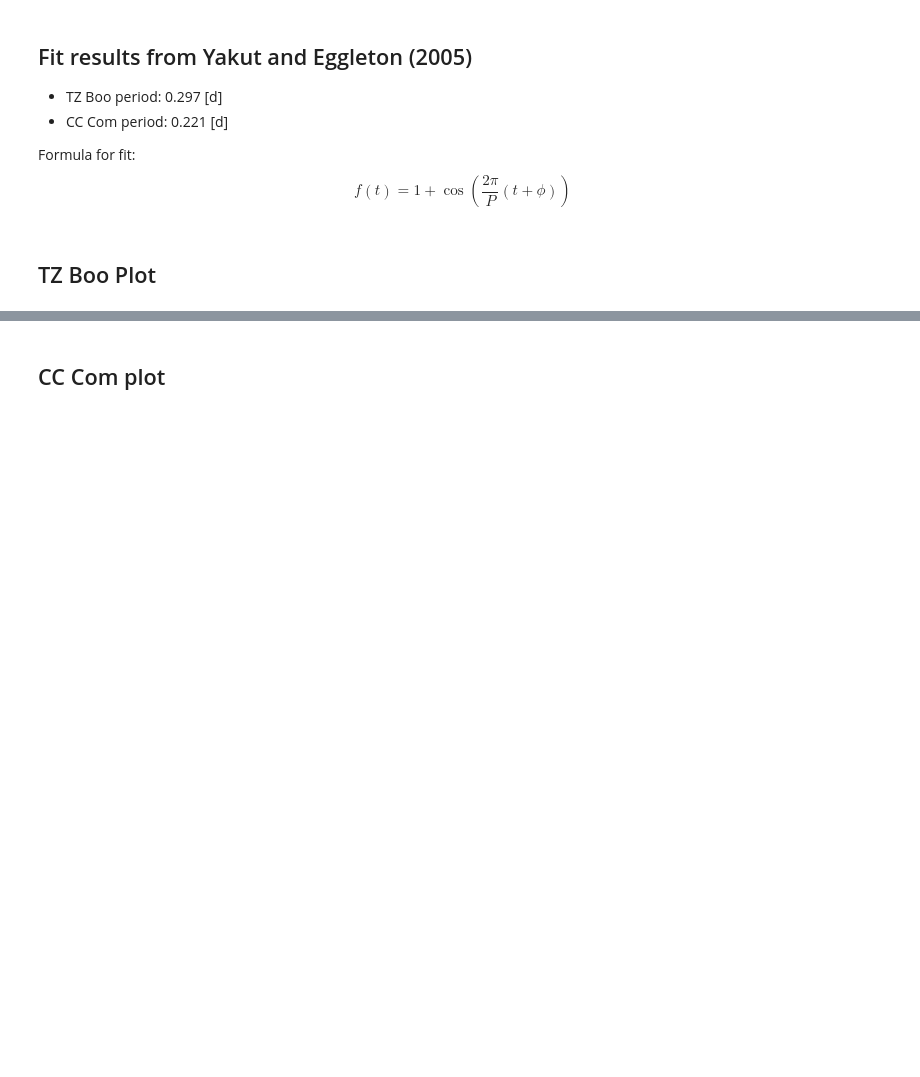
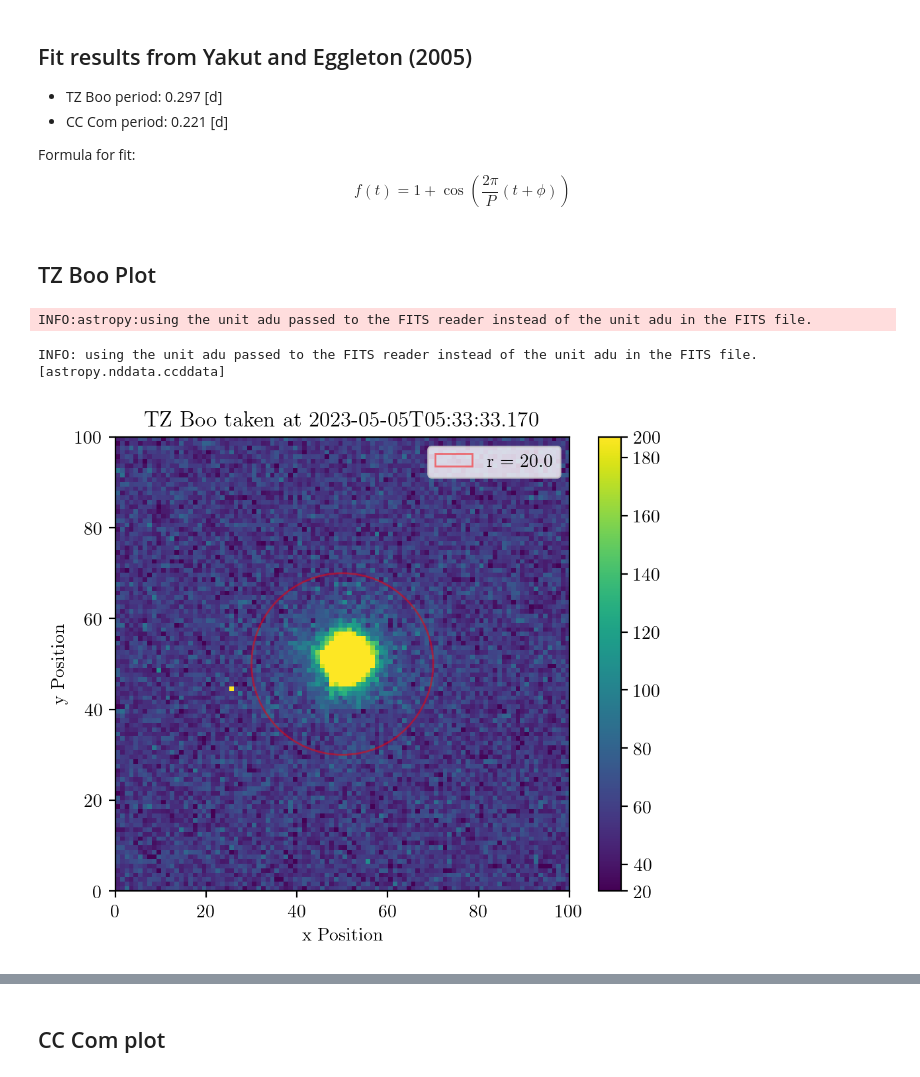
Before and after one commit to matt-ketk/astr-480, a Jupyter notebook: analysis/PaperFigures.ipynb, the cells around one changed output, grey strips where cells are left out. Saved outputs shown, nothing was run; the diff lists cells and outputs as text; code cells hidden in the pictures; blank space fills up the shorter version.

```diff
--- a/analysis/PaperFigures.ipynb
+++ b/analysis/PaperFigures.ipynb
@@ -55,6 +64,34 @@ def lc_from_period(t, phase, period):
     return 0.5 * (1 + np.cos(2 * np.pi / period * (t - phase)))
 # %% [markdown]
 ## TZ Boo Plot
+# %%
+images = ImageFileCollection(tz_boo_reduced)
+images = images.files_filtered(include_path=True)
+fig, ax = plt.subplots()
+
+image_data = CCDData.read(images[-1], unit='adu')
+# print(np.median(image_data))
+xcentroid = 1524
+ycentroid = 1521
+show_image(image_data.data[ycentroid-50:ycentroid+50, xcentroid-50:xcentroid+50], fig=fig, ax=ax, cmap='viridis');
+aperture = CircularAperture(np.transpose((50, 50)), r=20.0)
+aperture.plot(color='red', lw=1, alpha=0.5, label='r = 20.0')
+fig.tight_layout();
+
+ax.set_xlabel('x Position')
+ax.set_ylabel('y Position')
+date_obs = image_data.header['DATE-OBS']
+ax.set_title(f'TZ Boo taken at {date_obs}')
+ax.legend()
+# ax.text(70, 70, 'r = 20.0', backgroundcolor='white')
+if pgf_plot:
+    fig.savefig('../paper/figures/tz-boo_reduced-example.pgf', format='pgf')
+else:
+    fig.savefig('../paper/figures/tz-boo_reduced-example.png', bbox_inches='tight')
+# %% [output]
+INFO:astropy:using the unit adu passed to the FITS reader instead of the unit adu in the FITS file.
+INFO: using the unit adu passed to the FITS reader instead of the unit adu in the FITS file. [astropy.nddata.ccddata]
+[figure, added]
 # %%
 tz_fit = pd.read_csv('./results/tz_fit_params.csv')
 tz_data = BinnedTimeSeries.read(
```
Also changed, not shown: parts of 7 cells of this notebook, 20 other files.
